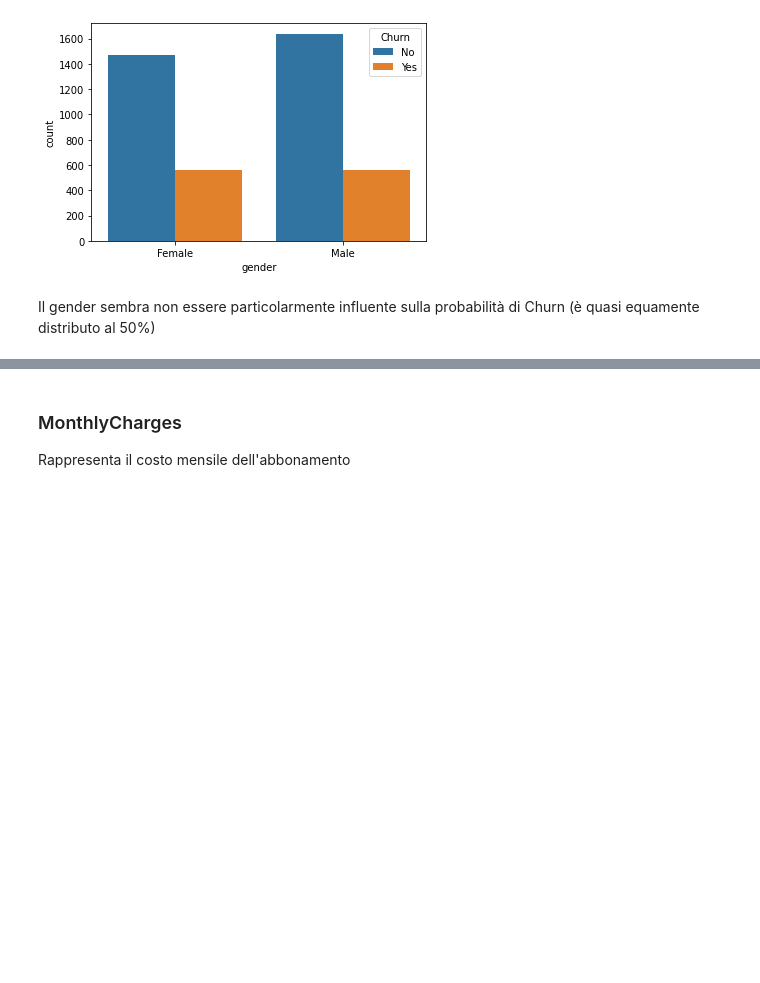
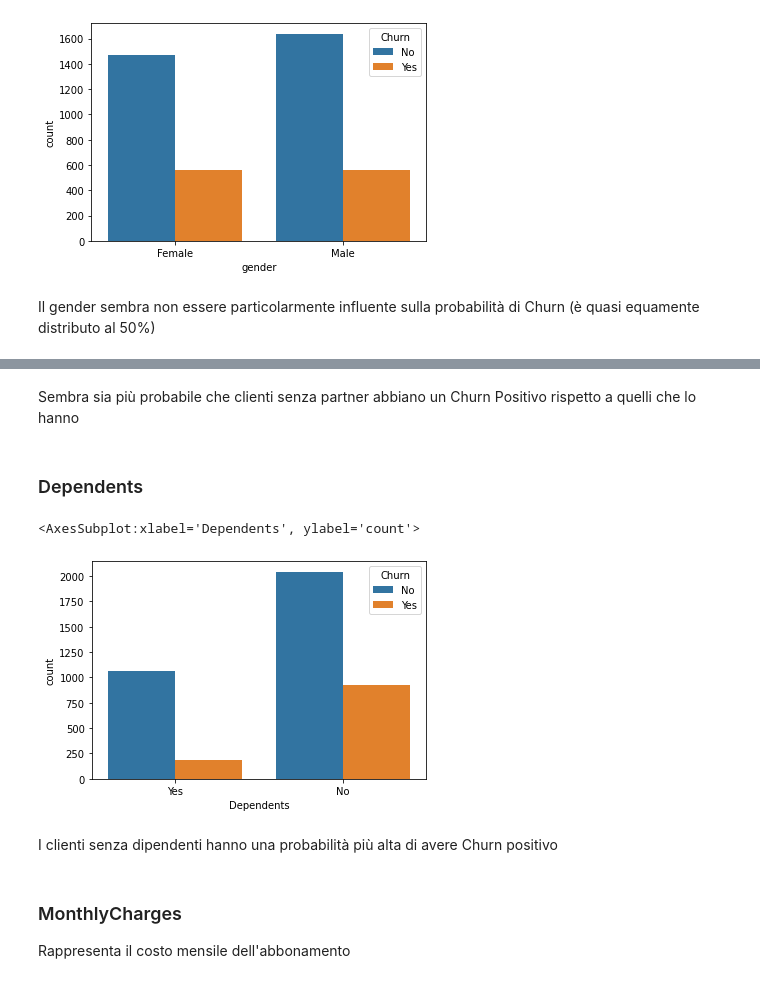
Before and after one commit to muccijacopo/TelcoChurn-Challenge-AI, a Jupyter notebook: training.ipynb, the cells around one changed output, grey strips where cells are left out. Drawn from its saved outputs; the diff is of its cells as text; code cells hidden in the pictures; blank space fills up the shorter version.

```diff
--- a/training.ipynb
+++ b/training.ipynb
@@ -164,3 +166,14 @@ Il gender sembra non essere particolarmente influente sulla probabilità di Chur
+# %% [markdown]
+Sembra sia più probabile che clienti senza partner abbiano un Churn Positivo rispetto a quelli che lo hanno
+# %% [markdown]
+### Dependents
+# %%
+sns.countplot(x="Dependents", hue='Churn', data=train)
+# %% [output]
+<AxesSubplot:xlabel='Dependents', ylabel='count'>
+[figure, added]
+# %% [markdown]
+I clienti senza dipendenti hanno una probabilità più alta di avere Churn positivo
 # %% [markdown]
 ### MonthlyCharges
 Rappresenta il costo mensile dell'abbonamento
```
Also changed, not shown: parts of 45 cells of this notebook.
